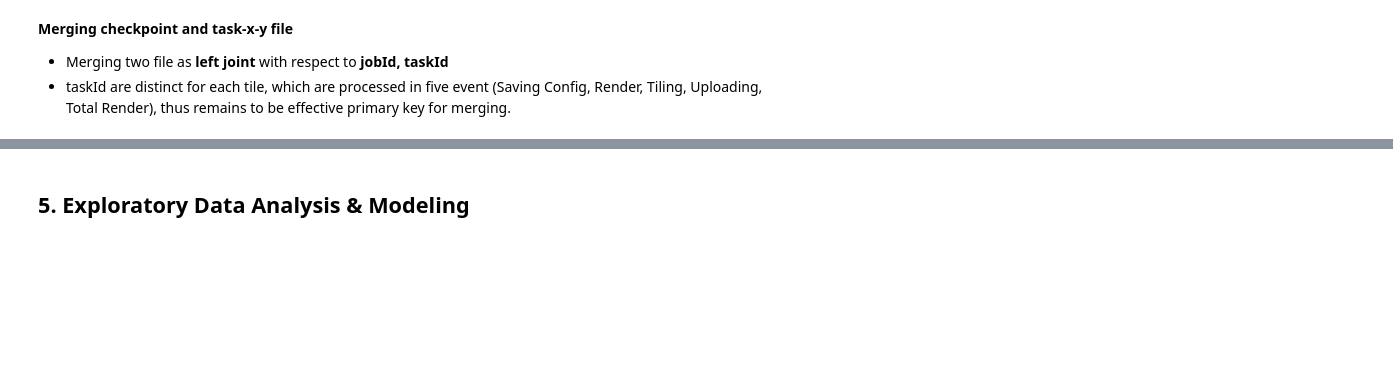
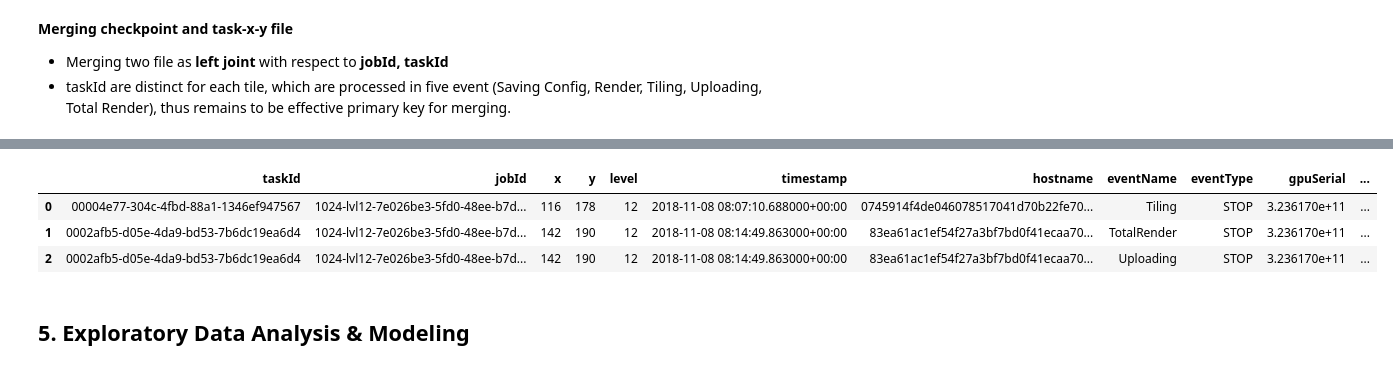
Before and after one commit to YashBorikar/CSC8634-CloudComputing, a Jupyter notebook: 220624059_CSC8634-CloudComputing.ipynb, the cells around one changed output, grey strips where cells are left out. Cells and saved outputs as stored; diff of their text form; code cells hidden in the pictures; blank space fills up the shorter version.

```diff
--- a/220624059_CSC8634-CloudComputing.ipynb
+++ b/220624059_CSC8634-CloudComputing.ipynb
@@ -186,17 +186,5 @@ df_gpu.head(3)
 - taskId are distinct for each tile, which are processed in five event (Saving Config, Render, Tiling, Uploading, Total Render), thus remains to be effective primary key for merging.
 # %%
 # Merging checkpoint and task-x-y file with respect to 'taskId'
-df_check_xy = pd.merge(df_checkpoints, df_task_xy, on=['jobId', 'taskId'], how='left')
-
-# Formating timestamp
-df_check_xy['timestamp'] = pd.to_datetime(df_check_xy['timestamp'])
-
-# Sorting merged file by timestamp
-df_check_xy = df_check_xy.sort_values(by='timestamp', ascending=False)
-
-# Removing cloned jobId column and renaming column name
-del df_check_xy['jobId_y']
-df_check_xy  = df_check_xy .rename(columns={'jobId_x': 'jobId'})
-
-# Variable df_check_xy stores merged dataframe
+df_check_xy = pd.merge(df_task_xy, df_checkpoints, on=['jobId', 'taskId'], how='left')
 df_check_xy.head(3)
@@ -203,3 +203,17 @@ df_check_xy.head(3)
+# %%
+# Merging checkpoint and task-x-y file with respect to 'taskId'
+df_check_xy_gpu = pd.merge(df_check_xy, df_gpu, on='timestamp')
+
+# Deleting duplicate column 'hostname_y' and Renaming 'hostname_x' to 'hostname'
+del df_check_xy_gpu['hostname_y']
+df_check_xy_gpu  = df_check_xy_gpu.rename(columns={'hostname_x': 'hostname'})
+
+df_check_xy_gpu.head(3)
+# %% [output]
+|  | taskId | jobId | x | y | level | timestamp | hostname | eventName | eventType | gpuSerial | ... |
+| 0 | 00004e77-304c-4fbd-88a1-1346ef947567 | 1024-lvl12-7e026be3-5fd0-48ee-b7d... | 116 | 178 | 12 | 2018-11-08 08:07:10.688000+00:00 | 0745914f4de046078517041d70b22fe70... | Tiling | STOP | 3.236170e+11 | ... |
+| 1 | 0002afb5-d05e-4da9-bd53-7b6dc19ea6d4 | 1024-lvl12-7e026be3-5fd0-48ee-b7d... | 142 | 190 | 12 | 2018-11-08 08:14:49.863000+00:00 | 83ea61ac1ef54f27a3bf7bd0f41ecaa70... | TotalRender | STOP | 3.236170e+11 | ... |
+| 2 | 0002afb5-d05e-4da9-bd53-7b6dc19ea6d4 | 1024-lvl12-7e026be3-5fd0-48ee-b7d... | 142 | 190 | 12 | 2018-11-08 08:14:49.863000+00:00 | 83ea61ac1ef54f27a3bf7bd0f41ecaa70... | Uploading | STOP | 3.236170e+11 | ... |
 # %% [markdown]
 ## 5. Exploratory Data Analysis & Modeling
 # %% [markdown]
```
Also changed, not shown: parts of 2 cells of this notebook.
